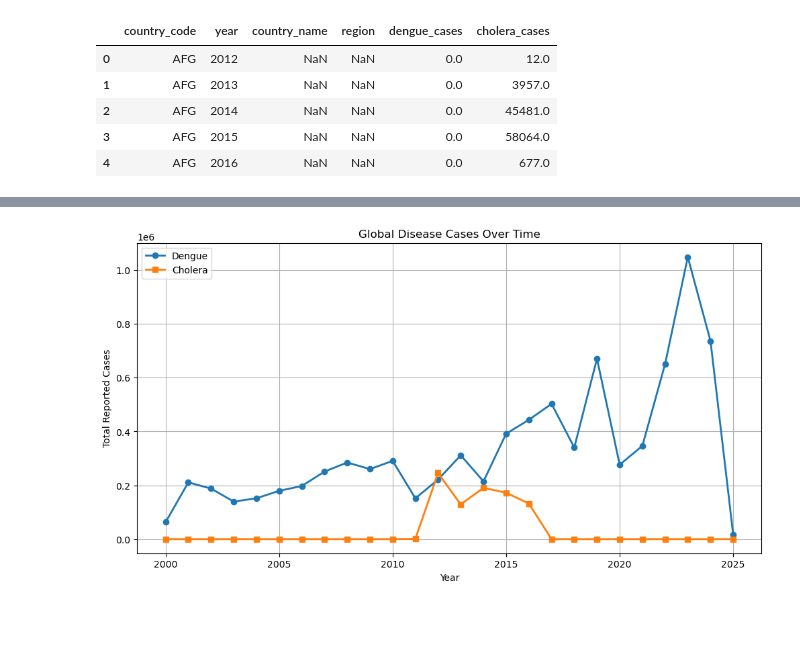
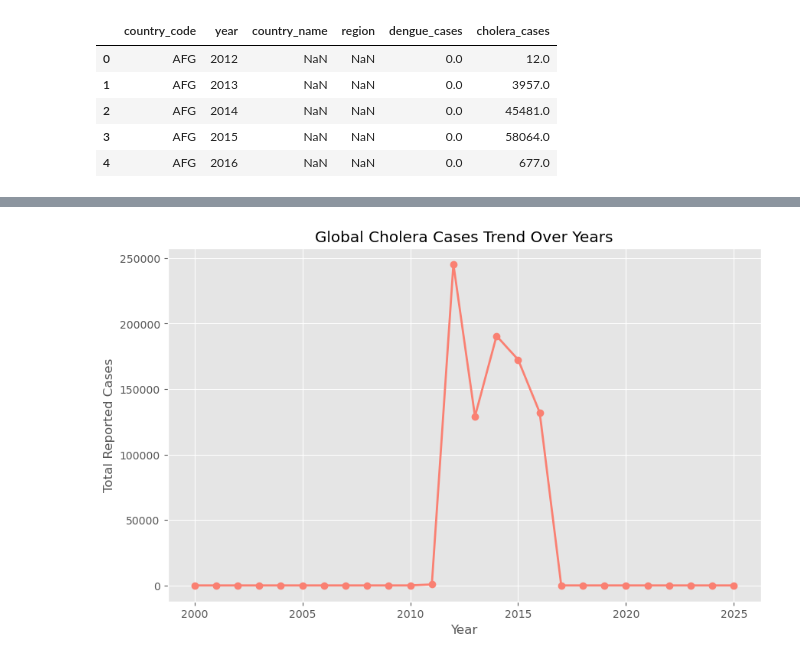
Before and after one commit to saptarshiroy-2004/Disease-Outbreak-Prediction, a Jupyter notebook: notebooks/01-eda-base-map.ipynb, the cells around one changed output, grey strips where cells are left out. Saved outputs shown, nothing was run; the diff lists cells and outputs as text; code cells hidden in the pictures; blank space fills up the shorter version.

```diff
--- a/notebooks/01-eda-base-map.ipynb
+++ b/notebooks/01-eda-base-map.ipynb
@@ -44,18 +42,16 @@ plt.show()
 # %%
-# Time Series of global cases
-yearly_totals = master_df.groupby('year')[['dengue_cases', 'cholera_cases']].sum()
+# Cholera trend over years
+yearly_cholera = master_df.groupby('year')['cholera_cases'].sum()
 
-plt.figure(figsize=(12, 6))
-plt.plot(yearly_totals.index, yearly_totals['dengue_cases'], marker='o', label='Dengue', linewidth=2)
-plt.plot(yearly_totals.index, yearly_totals['cholera_cases'], marker='s', label='Cholera', linewidth=2)
-plt.title('Global Disease Cases Over Time')
+plt.figure(figsize=(10, 6))
+plt.plot(yearly_cholera.index, yearly_cholera.values, marker='o', color='salmon', linewidth=2)
+plt.title('Global Cholera Cases Trend Over Years')
 plt.xlabel('Year')
 plt.ylabel('Total Reported Cases')
-plt.legend()
 plt.grid(True)
 plt.show()
 # %% [output]
-[figure, old version]
+[figure, new version]
 # %%
 import warnings
 warnings.filterwarnings('ignore')
```
Also changed, not shown: parts of 3 cells of this notebook, 1 other file.
